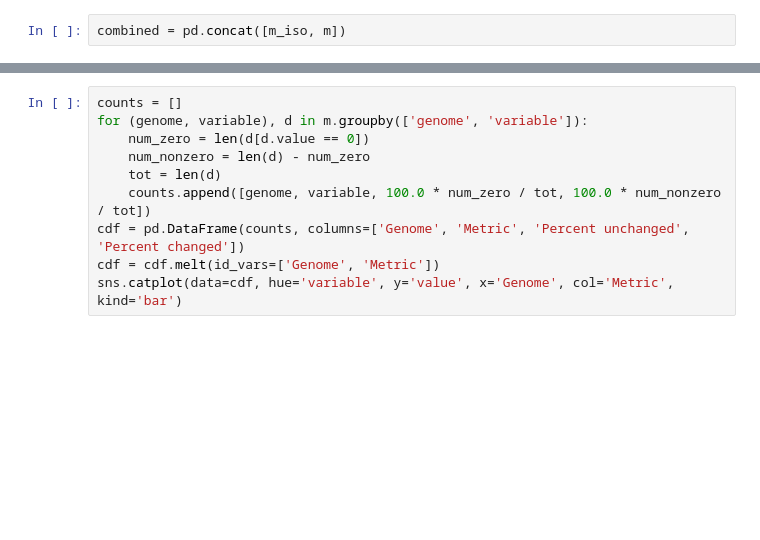
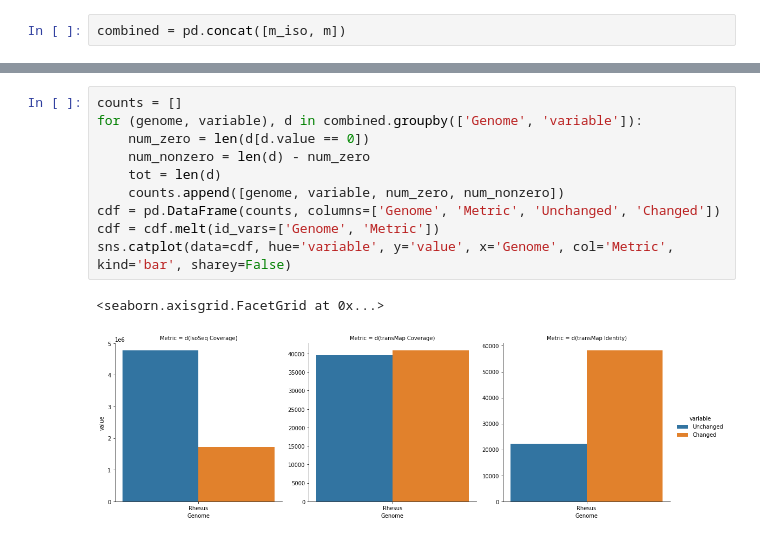
Before and after one commit to UCSantaCruzComputationalGenomicsLab/primates-2020, a Jupyter notebook: notebooks/compare_old_assemblies-rhesus-only.ipynb, the cells around one changed output, grey strips where cells are left out. Saved outputs shown, nothing was run; the diff lists cells and outputs as text; blank space fills up the shorter version.

```diff
--- a/notebooks/compare_old_assemblies-rhesus-only.ipynb
+++ b/notebooks/compare_old_assemblies-rhesus-only.ipynb
@@ -101,10 +103,13 @@ _ = g.fig.suptitle('Percentage change in alignment metrics')
 # %%
 counts = []
-for (genome, variable), d in m.groupby(['genome', 'variable']):
+for (genome, variable), d in combined.groupby(['Genome', 'variable']):
     num_zero = len(d[d.value == 0])
     num_nonzero = len(d) - num_zero
     tot = len(d)
-    counts.append([genome, variable, 100.0 * num_zero / tot, 100.0 * num_nonzero / tot])
-cdf = pd.DataFrame(counts, columns=['Genome', 'Metric', 'Percent unchanged', 'Percent changed'])
+    counts.append([genome, variable, num_zero, num_nonzero])
+cdf = pd.DataFrame(counts, columns=['Genome', 'Metric', 'Unchanged', 'Changed'])
 cdf = cdf.melt(id_vars=['Genome', 'Metric'])
-sns.catplot(data=cdf, hue='variable', y='value', x='Genome', col='Metric', kind='bar')
+sns.catplot(data=cdf, hue='variable', y='value', x='Genome', col='Metric', kind='bar', sharey=False)
+# %% [output]
+<seaborn.axisgrid.FacetGrid at 0x...>
+[figure, added]
```
Also changed, not shown: parts of 1 cell of this notebook.
